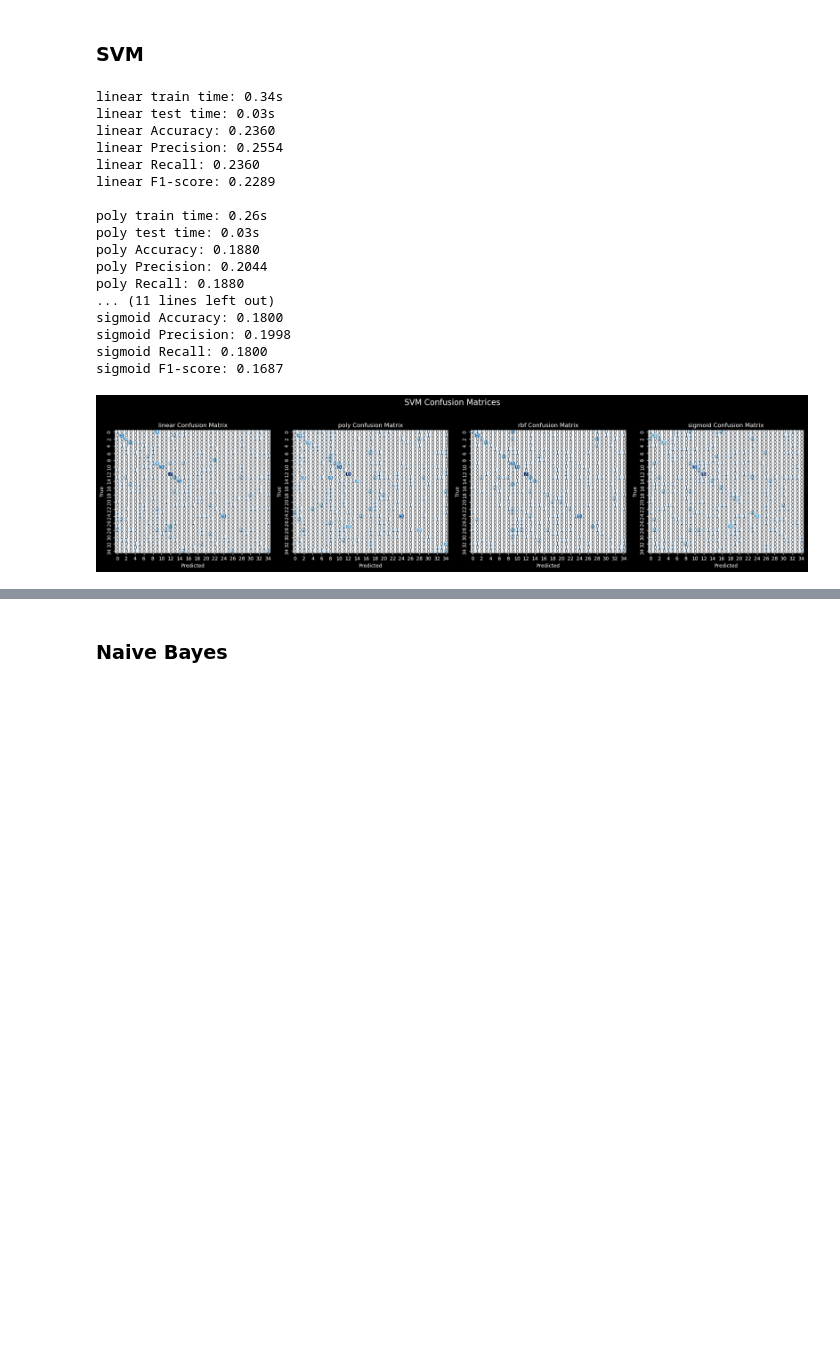
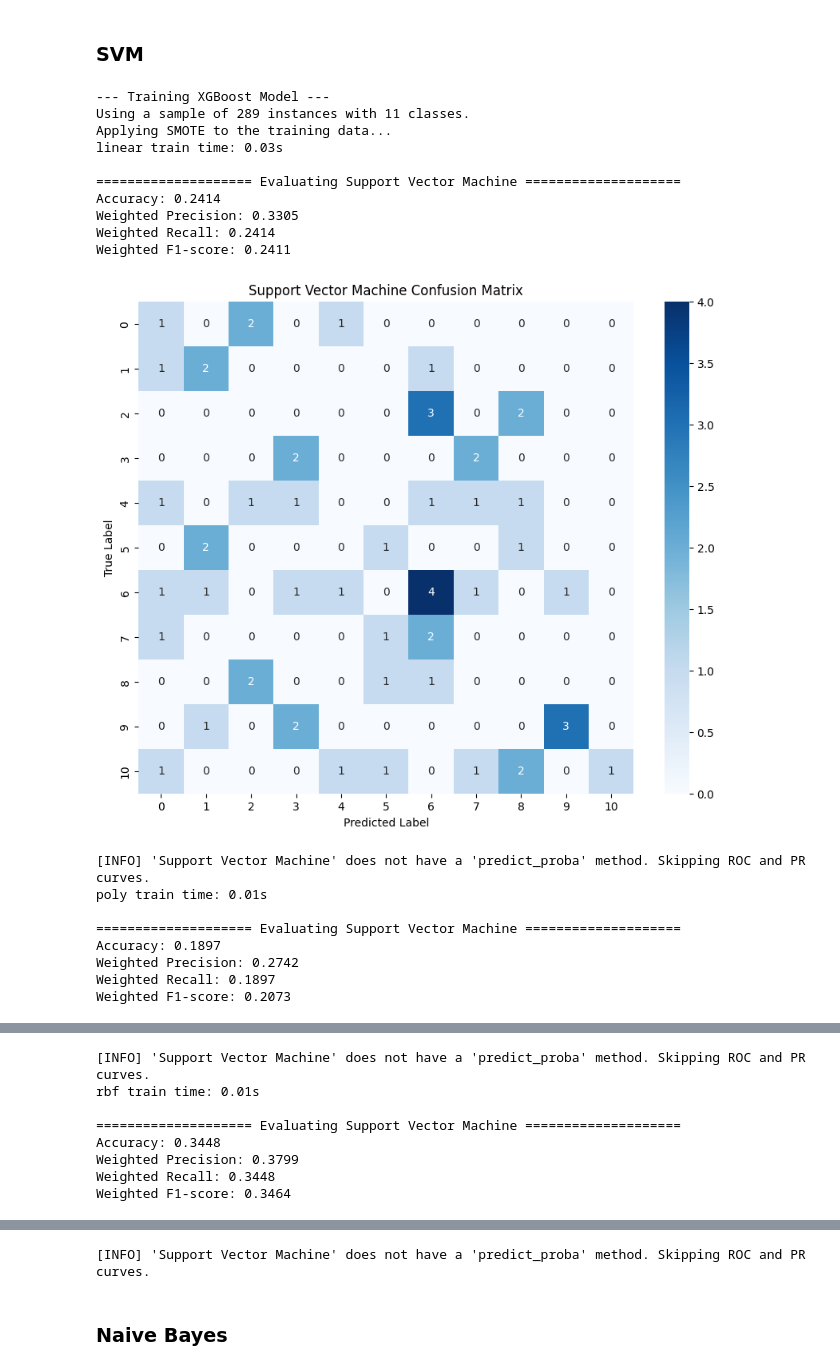
Before and after one commit to massmola/ml-assignments, a Jupyter notebook: Project/mlp-project.ipynb, the cells around one changed output, grey strips where cells are left out. Saved outputs shown, nothing was run; the diff lists cells and outputs as text; code cells hidden in the pictures; blank space fills up the shorter version.

Commit message:
added eval function to all models, ROC not working

```diff
--- a/Project/mlp-project.ipynb
+++ b/Project/mlp-project.ipynb
@@ -612,68 +612,52 @@ def plot_contours(ax, clf, xx, yy, **params):
     return ax.contourf(xx, yy, Z, **params)
 # %%
 def train_SVM_model(X, y, kernel_list=['linear', 'poly', 'rbf', 'sigmoid']):
+    print("--- Training XGBoost Model ---")
+
     # Sample and clean
-    X_sampled, y_sampled = sample(X, y, 0.2)
+    X_sampled, y_sampled = sample(X, y, 0.1)
     X_sampled, y_sampled = remove_classes_under(X_sampled, y_sampled, min_instances=20)
+    print(f"Using a sample of {X_sampled.shape[0]} instances with {len(np.unique(y_sampled))} classes.")
 
     # Split
     X_train, y_train, X_test, y_test, X_val, y_val = split(X_sampled, y_sampled)
 
     # Resample
+    print("Applying SMOTE to the training data...")
     smote = SMOTE(random_state=42, k_neighbors=2)
     X_train, y_train = smote.fit_resample(X_train, y_train)
 
-    fig_cm, axes_cm = plt.subplots(1, len(kernel_list), figsize=(5 * len(kernel_list), 5))
+    # fig_cm, axes_cm = plt.subplots(1, len(kernel_list), figsize=(5 * len(kernel_list), 5))
 
     for idx, kernel in enumerate(kernel_list):
         clf = SVC(kernel=kernel, degree=2, class_weight='balanced')
 
         # Train
         start_train = time.time()
         clf.fit(X_train, y_train)
         print(f"{kernel} train time: {time.time() - start_train:.2f}s")
 
-        # Predict
-        start_test = time.time()
-        y_pred = clf.predict(X_test)
-        print(f"{kernel} test time: {time.time() - start_test:.2f}s")
-
-        acc = accuracy_score(y_test, y_pred)
-        prec, rec, f1, _ = precision_recall_fscore_support(y_test, y_pred, average='weighted', zero_division=0)
-        print(f"{kernel} Accuracy: {acc:.4f}")
-        print(f"{kernel} Precision: {prec:.4f}")
-        print(f"{kernel} Recall: {rec:.4f}")
-        print(f"{kernel} F1-score: {f1:.4f}\n")
-
-        # Confusion matrix
-        cm = confusion_matrix(y_test, y_pred)
-        ax_cm = axes_cm[idx]
-        sns.heatmap(cm, annot=True, fmt='d', cmap='Blues', ax=ax_cm, cbar=False)
-        ax_cm.set_title(f"{kernel} Confusion Matrix")
-        ax_cm.set_xlabel("Predicted")
-        ax_cm.set_ylabel("True")
-
-    fig_cm.suptitle("SVM Confusion Matrices", fontsize=16)
-    fig_cm.tight_layout(rect=[0, 0, 1, 0.95])
-    plt.show()
+        evaluate_model(clf, X_test, y_test,
+               model_name="Support Vector Machine")
 
 train_SVM_model(X_all, y)
 # %% [output]
-linear train time: 0.34s
-linear test time: 0.03s
-linear Accuracy: 0.2360
-linear Precision: 0.2554
-linear Recall: 0.2360
-linear F1-score: 0.2289
+--- Training XGBoost Model ---
+Using a sample of 289 instances with 11 classes.
+Applying SMOTE to the training data...
+linear train time: 0.03s
 
-poly train time: 0.26s
-poly test time: 0.03s
-poly Accuracy: 0.1880
-poly Precision: 0.2044
-poly Recall: 0.1880
-... (11 lines left out)
-sigmoid Accuracy: 0.1800
-sigmoid Precision: 0.1998
-sigmoid Recall: 0.1800
-sigmoid F1-score: 0.1687
+==================== Evaluating Support Vector Machine ====================
+Accuracy: 0.2414
+Weighted Precision: 0.3305
+Weighted Recall: 0.2414
+Weighted F1-score: 0.2411
-[figure, old version]
+[figure, new version]
+[INFO] 'Support Vector Machine' does not have a 'predict_proba' method. Skipping ROC and PR curves.
+poly train time: 0.01s
+
+==================== Evaluating Support Vector Machine ====================
+Accuracy: 0.1897
+Weighted Precision: 0.2742
+Weighted Recall: 0.1897
+Weighted F1-score: 0.2073
@@ -679,0 +665,8 @@ sigmoid F1-score: 0.1687
+[INFO] 'Support Vector Machine' does not have a 'predict_proba' method. Skipping ROC and PR curves.
+rbf train time: 0.01s
+
+==================== Evaluating Support Vector Machine ====================
+Accuracy: 0.3448
+Weighted Precision: 0.3799
+Weighted Recall: 0.3448
+Weighted F1-score: 0.3464
@@ -680,3 +683,4 @@ sigmoid F1-score: 0.1687
+[INFO] 'Support Vector Machine' does not have a 'predict_proba' method. Skipping ROC and PR curves.
 # %% [markdown]
 ### Naive Bayes
 # %%
```
Also changed, not shown: parts of 7 cells of this notebook.
